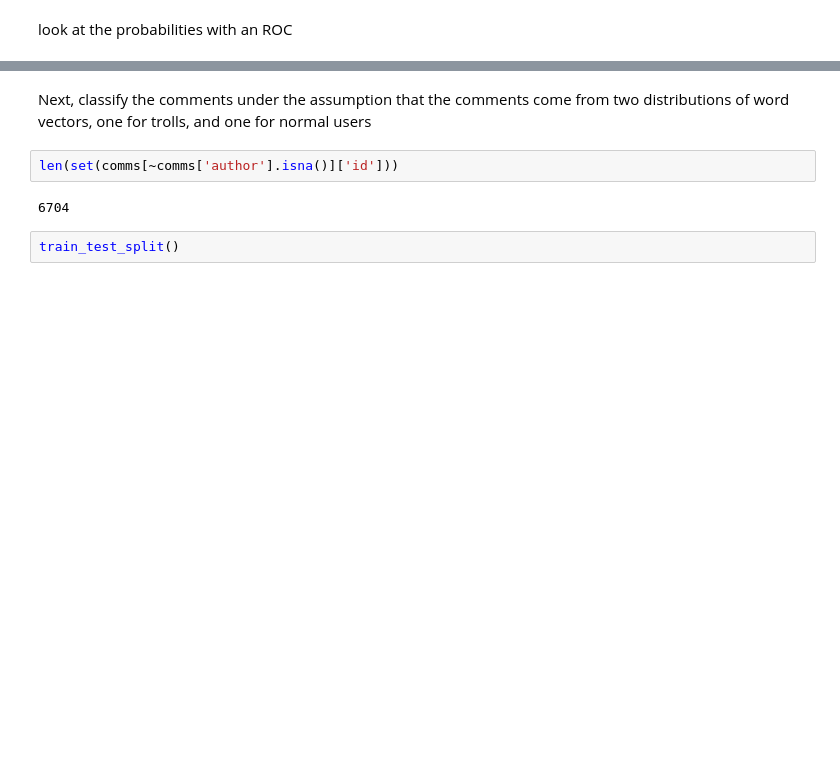
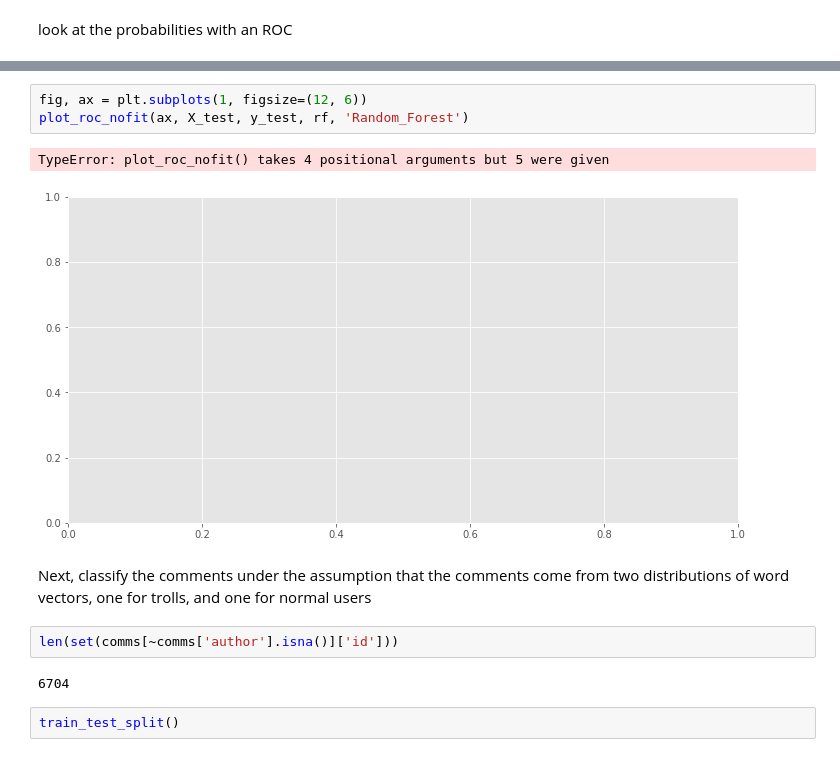
Before and after one commit to cfdv/troll_classifier, a Jupyter notebook: cfdv_2016_blm_get_data.ipynb, the cells around one changed output, grey strips where cells are left out. Cells and saved outputs as stored; diff of their text form; blank space fills up the shorter version.

```diff
--- a/cfdv_2016_blm_get_data.ipynb
+++ b/cfdv_2016_blm_get_data.ipynb
@@ -1328,3 +1354,9 @@ Use the g112_solutions `plot_roc` function to visualize the roc curve of our mod
+# %%
+fig, ax = plt.subplots(1, figsize=(12, 6))
+plot_roc_nofit(ax, X_test, y_test, rf, 'Random_Forest')
+# %% [output]
+TypeError: plot_roc_nofit() takes 4 positional arguments but 5 were given
+[figure, added]
 # %% [markdown]
 Next, classify the comments under the assumption that the comments come from two distributions of word vectors, one for trolls, and one for normal users
 # %%
```
Also changed, not shown: parts of 9 cells of this notebook.
